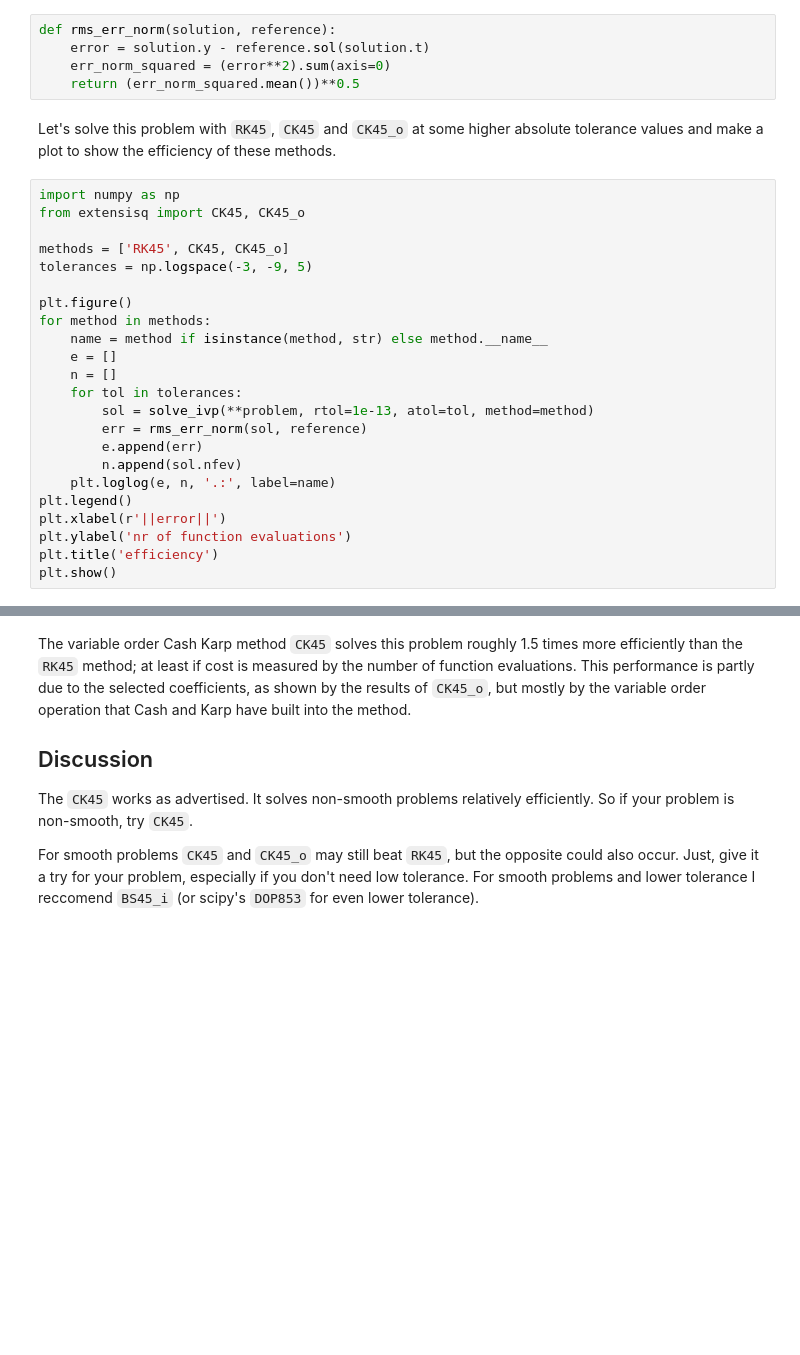
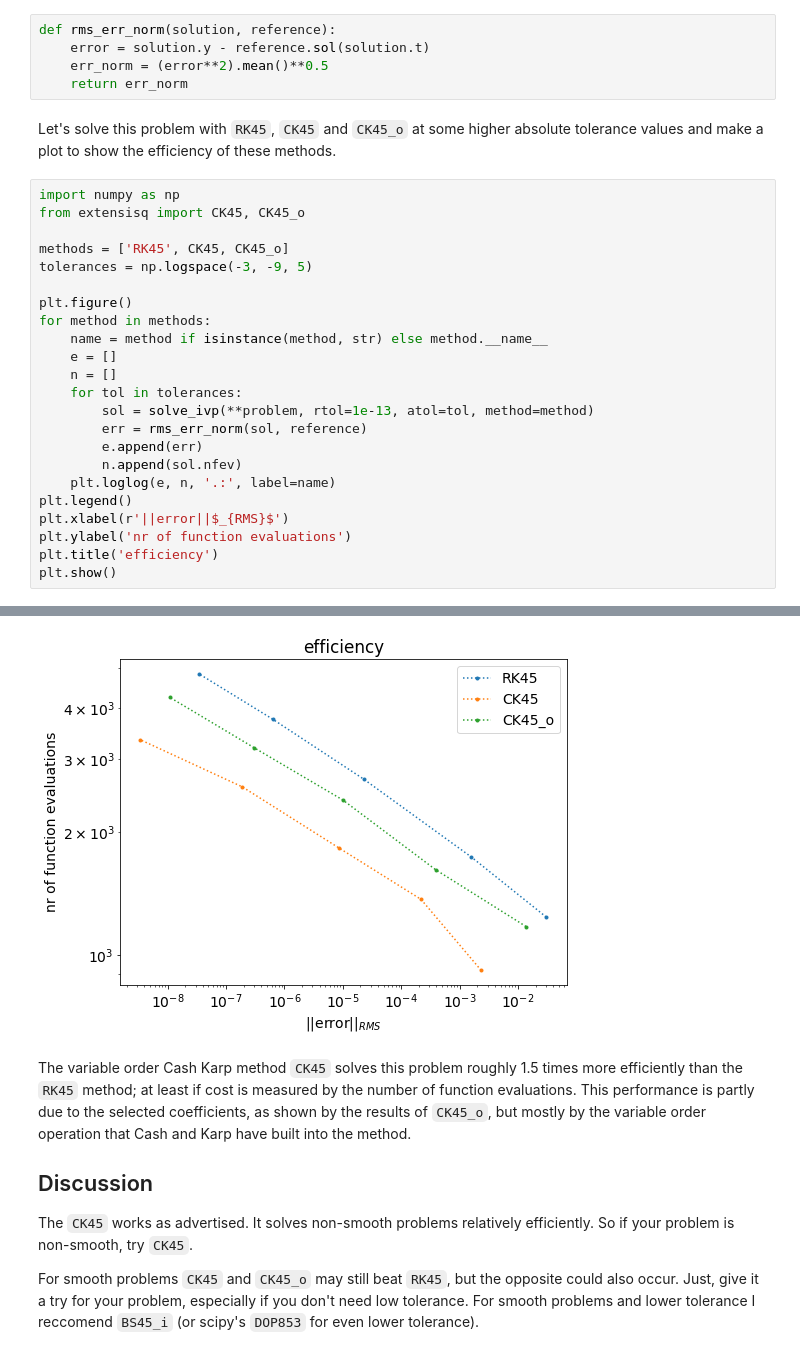
Before and after one commit to WRKampi/extensisq, a Jupyter notebook: docs/Cash_Karp.ipynb, the cells around one changed output, grey strips where cells are left out. Drawn from its saved outputs; the diff is of its cells as text; blank space fills up the shorter version.

```diff
--- a/docs/Cash_Karp.ipynb
+++ b/docs/Cash_Karp.ipynb
@@ -41,8 +42,8 @@ The method is efficient if it can solve problems to low error with low cost. I w
 # %%
 def rms_err_norm(solution, reference):
     error = solution.y - reference.sol(solution.t)
-    err_norm_squared = (error**2).sum(axis=0)
-    return (err_norm_squared.mean())**0.5
+    err_norm = (error**2).mean()**0.5
+    return err_norm
 # %% [markdown]
 Let's solve this problem with `RK45`, `CK45` and `CK45_o` at some higher absolute tolerance values and make a plot to show the efficiency of these methods.
 # %%
@@ -64,7 +65,7 @@ for method in methods:
         n.append(sol.nfev)
     plt.loglog(e, n, '.:', label=name)
 plt.legend()
-plt.xlabel(r'||error||')
+plt.xlabel(r'||error||$_{RMS}$')
 plt.ylabel('nr of function evaluations')
 plt.title('efficiency')
 plt.show()
@@ -74,3 +73,4 @@ plt.show()
+[figure, added]
 # %% [markdown]
 The variable order Cash Karp method `CK45` solves this problem roughly 1.5 times more efficiently than the `RK45` method; at least if cost is measured by the number of function evaluations. This performance is partly due to the selected coefficients, as shown by the results of `CK45_o`, but mostly by the variable order operation that Cash and Karp have built into the method.
 
```
Also changed, not shown: parts of 2 cells of this notebook, 2 other files.
